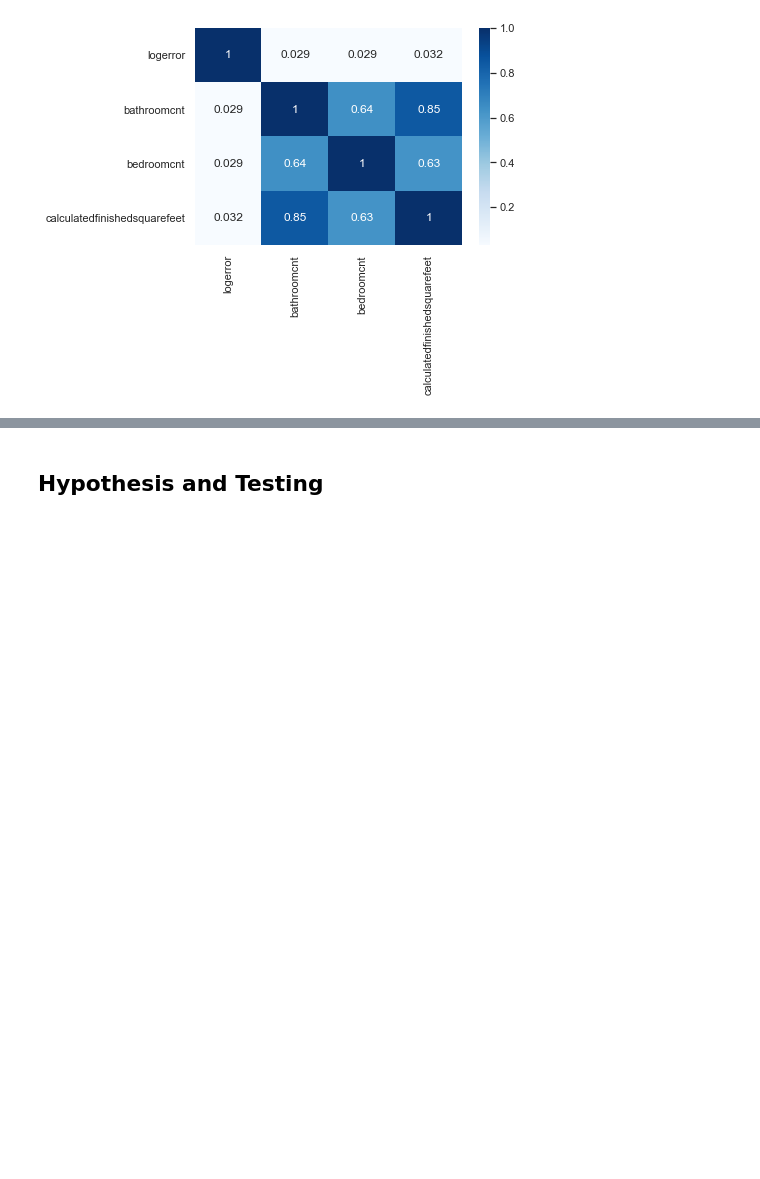
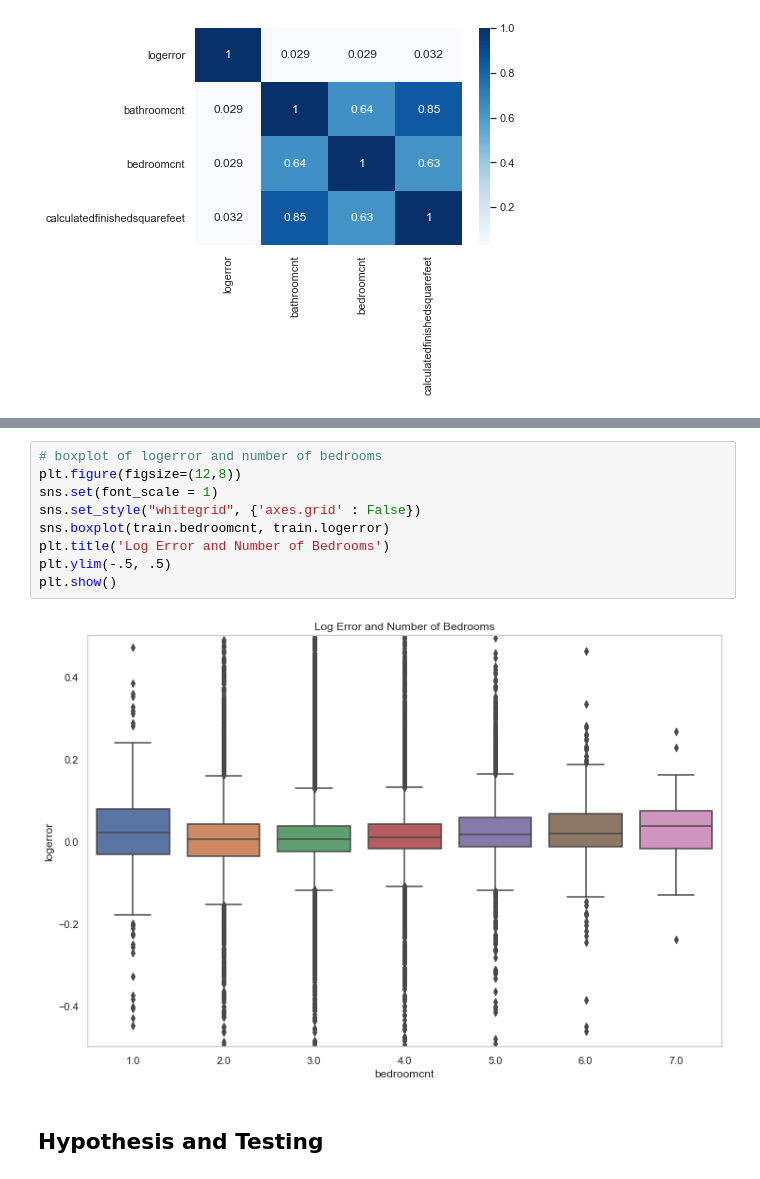
Before and after one commit to jamesallen0351/clustering-project, a Jupyter notebook: zillow_notebook.ipynb, the cells around one changed output, grey strips where cells are left out. Cells and saved outputs as stored; diff of their text form; blank space fills up the shorter version.

```diff
--- a/zillow_notebook.ipynb
+++ b/zillow_notebook.ipynb
@@ -287,3 +299,14 @@ sns.pairplot(train_1, hue='logerror')
+# %%
+# boxplot of logerror and number of bedrooms
+plt.figure(figsize=(12,8))
+sns.set(font_scale = 1)
+sns.set_style("whitegrid", {'axes.grid' : False})
+sns.boxplot(train.bedroomcnt, train.logerror)
+plt.title('Log Error and Number of Bedrooms')
+plt.ylim(-.5, .5)
+plt.show()
+# %% [output]
+[figure, added]
 # %% [markdown]
 ## Hypothesis and Testing
 # %% [markdown]
```
Also changed, not shown: parts of 10 cells of this notebook, 1 other file.
